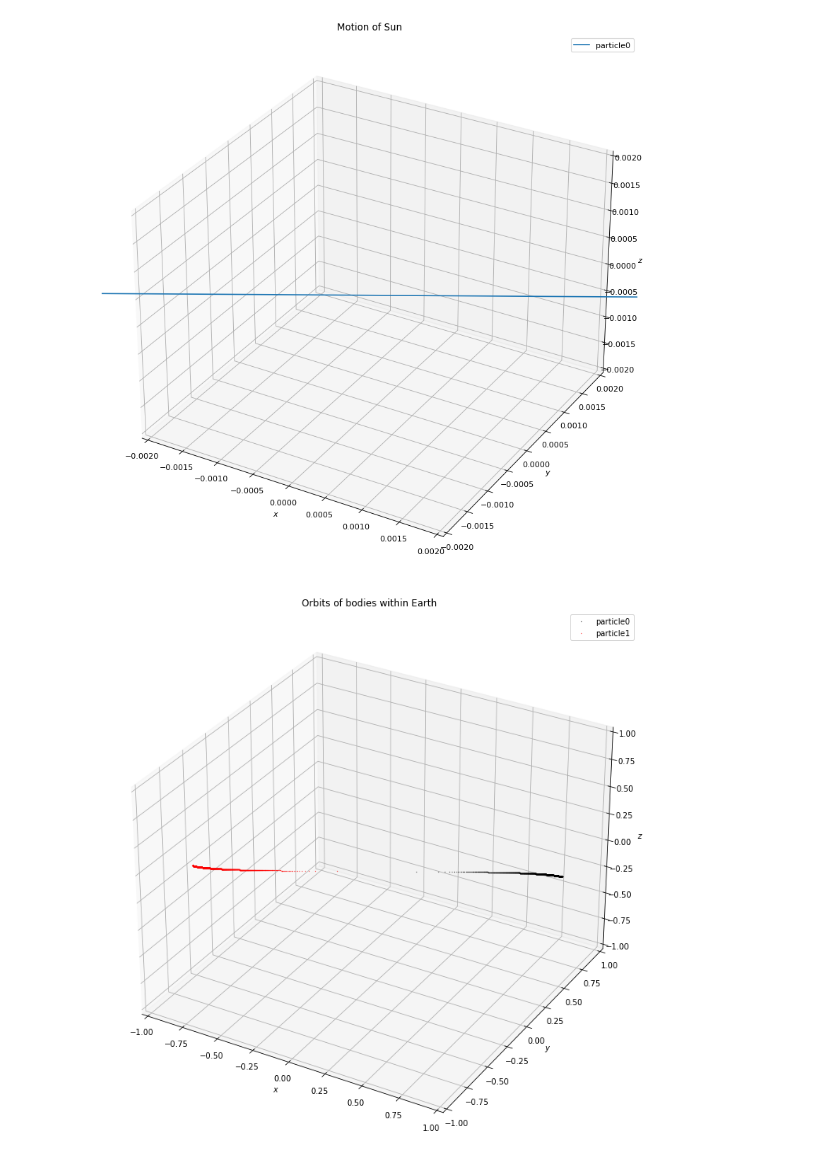
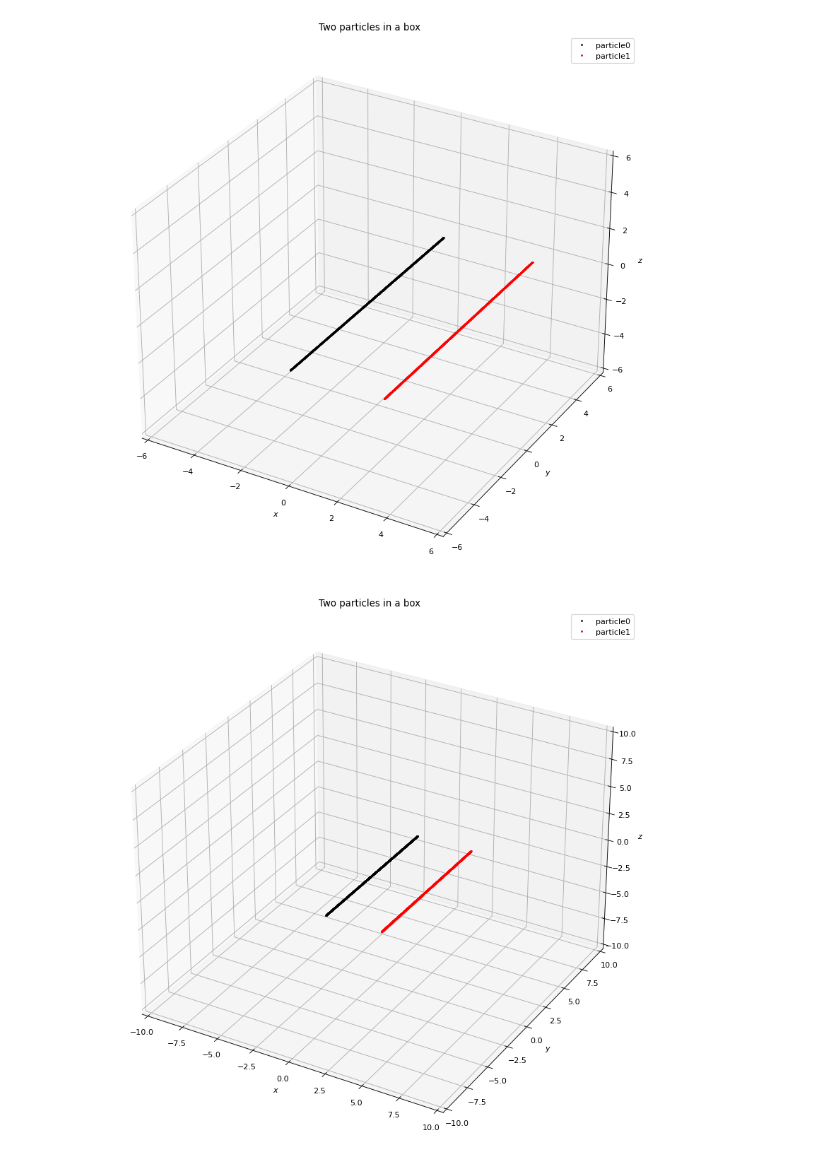
Before and after one commit to D4Hydz/Assessment-4, a Jupyter notebook: Graphing.ipynb, the cells around one changed output. Saved outputs shown, nothing was run; the diff lists cells and outputs as text; code cells hidden in the pictures.

```diff
--- a/Graphing.ipynb
+++ b/Graphing.ipynb
@@ -40,97 +40,50 @@ for i in range(NumSave):
       vel[i,j,k] = float(rows[start+j][k+3])
 
 #-------------------------------------------
-#Plot the orbits of the Sun:
+#Plot the paths of particles:
 ax = plt.figure(figsize=(15,10),dpi=80).add_subplot(projection='3d')
 
-for j in range(min(1,N)):
-    ax.plot(pos[:,j,0], pos[:,j,1], pos[:,j,2], label = f'particle{j}')
+for j in range(N):
+    ax.plot(pos[:,j,0], pos[:,j,1], pos[:,j,2], linesp[j], markersize = 3, label = f'particle{j}')
 
 ax.legend()
-ax.set_xlim([-2e-3,2e-3])
-ax.set_ylim([-2e-3,2e-3])
-ax.set_zlim([-2e-3,2e-3])
-ax.set_title('Motion of Sun')
+ax.set_xlim([-6,6])
+ax.set_ylim([-6,6])
+ax.set_zlim([-6,6])
+ax.set_title('Two particles in a box')
 ax.set_xlabel('$x$')
 ax.set_ylabel('$y$')
 ax.set_zlabel('$z$')
 
 plt.tight_layout()
 
-figname = 'motion_sun.png'
-plt.savefig(figname, dpi=80, bbox_inches = 'tight')
-
-plt.show()
-
-
-#-------------------------------------------
-#Plot the orbits for bodies within Earth's:
-ax = plt.figure(figsize=(15,10)).add_subplot(projection='3d')
-
-for j in range(min(4,N)):
-    ax.plot(pos[:,j,0], pos[:,j,1], pos[:,j,2], linesp[j], markersize = 0.5, label = f'particle{j}')
-
-ax.legend()
-ax.set_xlim([-1,1])
-ax.set_ylim([-1,1])
-ax.set_zlim([-1,1])
-ax.set_title('Orbits of bodies within Earth')
-ax.set_xlabel('$x$')
-ax.set_ylabel('$y$')
-ax.set_zlabel('$z$')
-
-plt.tight_layout()
-
-figname = 'orbits_closeup.png'
-plt.savefig(figname, dpi=100, bbox_inches = 'tight')
-
-plt.show()
-
-#-------------------------------------------
-#Plot the orbits for inner planets:
-ax = plt.figure(figsize=(15,10),dpi=80).add_subplot(projection='3d')
-
-for j in range(min(6,N)):
-    ax.plot(pos[:,j,0], pos[:,j,1], pos[:,j,2], linesp[j], markersize = 0.5, label = f'particle{j}')
-
-ax.legend()
-ax.set_xlim([-5,5])
-ax.set_ylim([-5,5])
-ax.set_zlim([-5,5])
-ax.set_title('Orbits of bodies within Jupiter')
-ax.set_xlabel('$x$')
-ax.set_ylabel('$y$')
-ax.set_zlabel('$z$')
-
-plt.tight_layout()
-
-figname = 'orbits_inner.png'
+figname = 'particles in a box.png'
 plt.savefig(figname, dpi=80, bbox_inches = 'tight')
 
 plt.show()
 
 #-------------------------------------------
-#Plot the orbits on solar system scale:
+#Plot the paths of particles:
 ax = plt.figure(figsize=(15,10),dpi=80).add_subplot(projection='3d')
 
 for j in range(N):
-    ax.plot(pos[:,j,0], pos[:,j,1], pos[:,j,2], linesp[j], markersize = 0.5, label = f'particle{j}')
+    ax.plot(pos[:,j,0], pos[:,j,1], pos[:,j,2], linesp[j], markersize = 3, label = f'particle{j}')
 
 ax.legend()
-ax.set_xlim([-30,30])
-ax.set_ylim([-30,30])
-ax.set_zlim([-30,30])
-ax.set_title('Orbits for the full solar system')
+ax.set_xlim([-10,10])
+ax.set_ylim([-10,10])
+ax.set_zlim([-10,10])
+ax.set_title('Two particles in a box')
 ax.set_xlabel('$x$')
 ax.set_ylabel('$y$')
 ax.set_zlabel('$z$')
 
 plt.tight_layout()
 
 figname = 'orbits_solar_system.png'
 plt.savefig(figname, dpi=80, bbox_inches = 'tight')
 
 plt.show()
 # %% [output]
-[figure, old version]
+[figure, new version]
-[figure, old version]
+[figure, new version]
```
Also changed, not shown: parts of 3 cells of this notebook, 11 other files.
